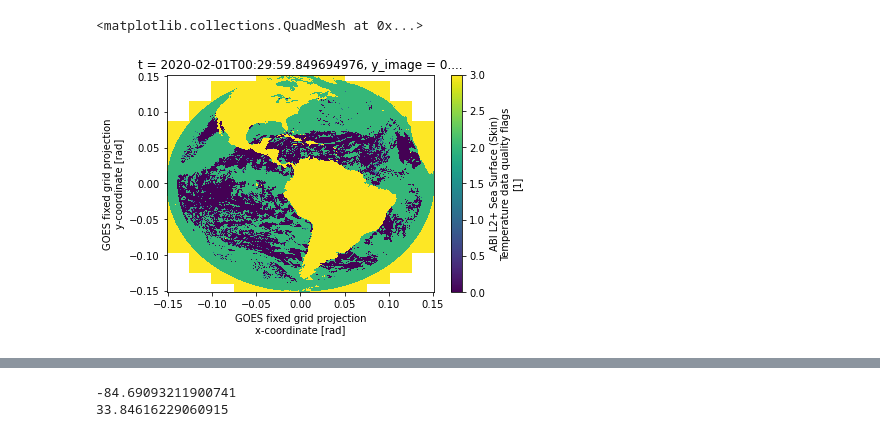
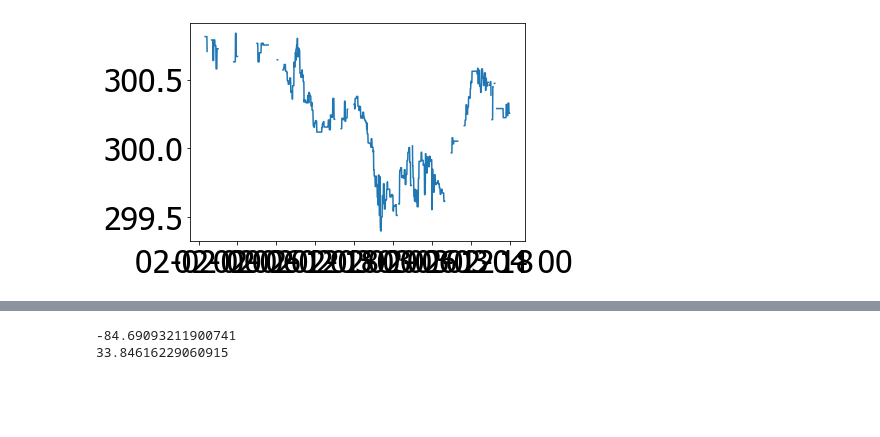
Before and after one commit to ClauClouds/SST-impact, a Jupyter notebook: read_goes16_abi_example.ipynb, the cells around one changed output, grey strips where cells are left out. Drawn from its saved outputs; the diff is of its cells as text; code cells hidden in the pictures; blank space fills up the shorter version.

Commit message:
coded extraction of SST GOES data for merian position

```diff
--- a/read_goes16_abi_example.ipynb
+++ b/read_goes16_abi_example.ipynb
@@ -74,12 +208,16 @@ Coordinates: (12/14)
-# %%
-ds.DQF.plot()
-# %% [output]
-<matplotlib.collections.QuadMesh at 0x...>
-[figure, removed]
 # %%
-x = ds.x.values
-y = ds.y.values
+tsg_case = tsg.sel(TIME=slice(datetime(2020,2,2,0,0,0), datetime(2020,2,3,23,59,59)))
+plt.plot(tsg_case.TIME.values, sst_goes_arr)
 
-xx, yy = np.meshgrid(x,y)
-
-lon, lat = goes16_earth_coordinates(xx,yy)
+# storing data in xarray dataset
+dim_sst           = ['time']
+coords         = {"time":tsg_case.TIME.values}
+SST              = xr.DataArray(dims=dim_sst, coords=coords, data=sst_goes_arr,
+                 attrs={'long_name':'sea surface skin temperature from GOES-R',
+                        'units':'$^{\circ}$C'})
+variables         = {'SST':SST}
+SST_DS      = xr.Dataset(data_vars = variables,
+                       coords = coords)
+SST_DS.to_netcdf(path_out_plots+'SST_goes_merian.nc')
+# %% [output]
+[figure, added]
```
Also changed, not shown: parts of 13 cells of this notebook.
